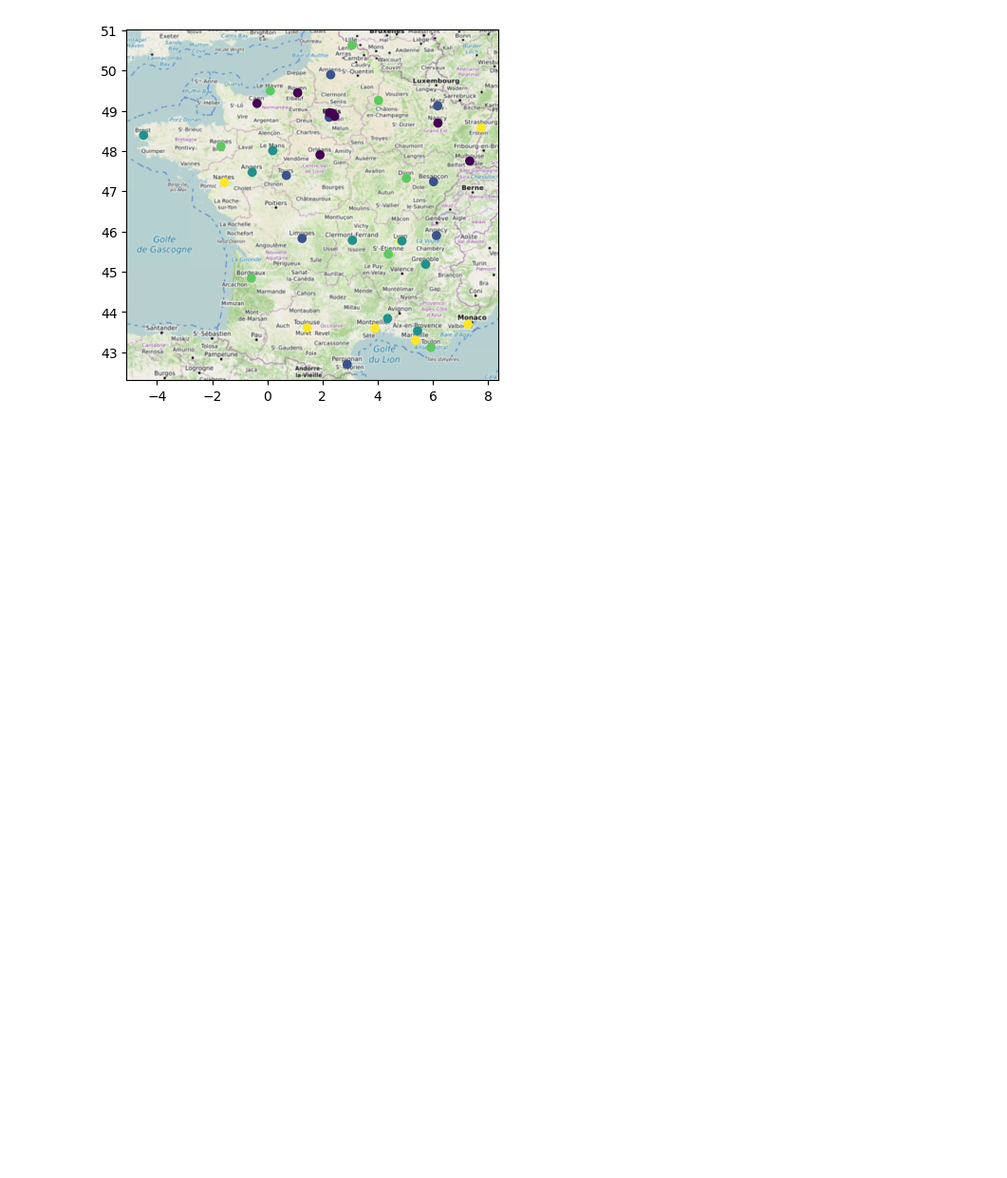
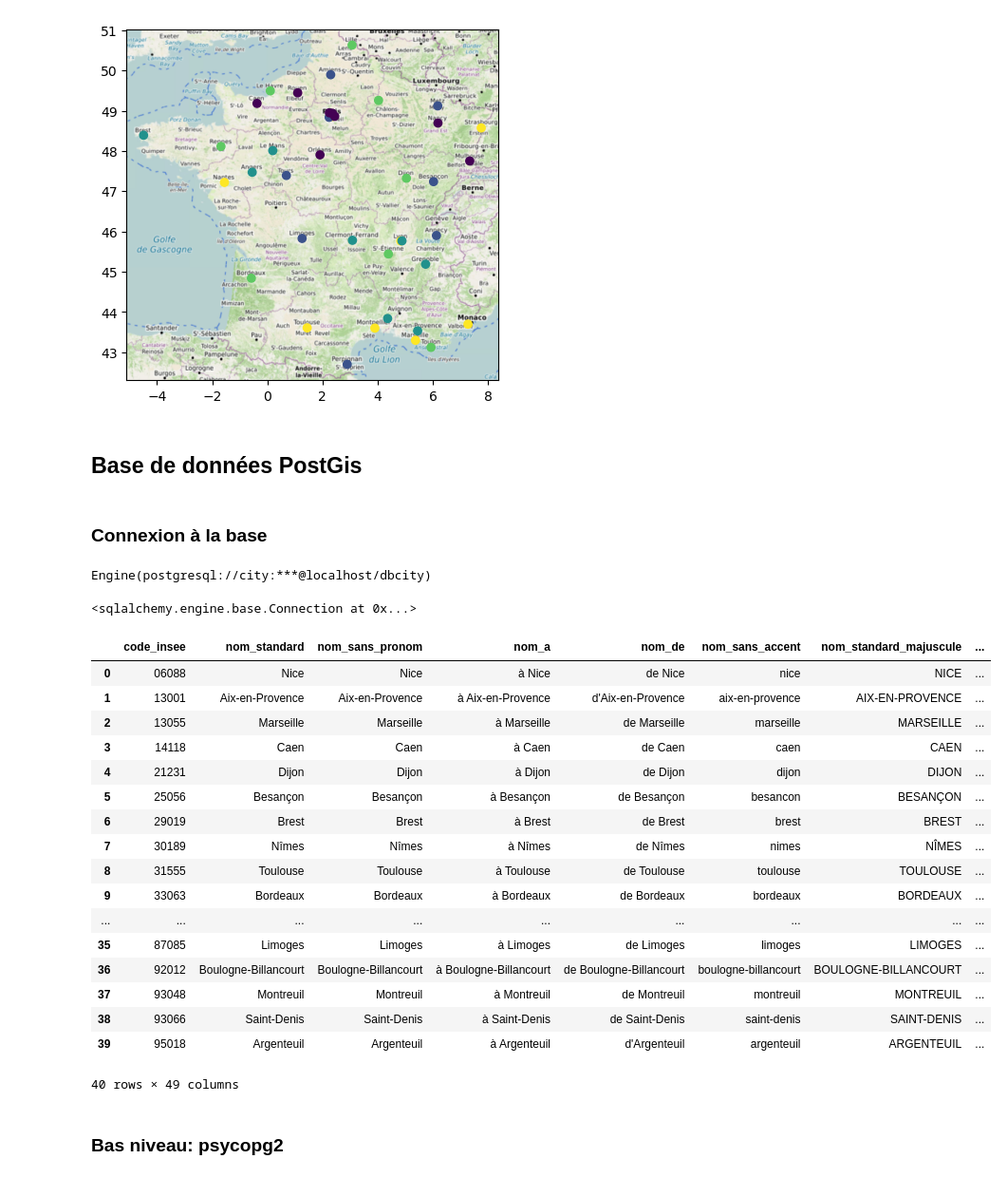
Before and after one commit to matthcol/python202503, a Jupyter notebook: Villes_pandas_gis.ipynb, the cells around one changed output. Shown at 95% size. Cells and saved outputs as stored; diff of their text form; code cells hidden in the pictures; blank space fills up the shorter version.

```diff
--- a/Villes_pandas_gis.ipynb
+++ b/Villes_pandas_gis.ipynb
@@ -1759,3 +1761,23 @@ ax
 [figure]
 # %%
 # TODO: filtres avec and or not
+# %% [markdown]
+## Base de données PostGis
+# %% [markdown]
+### Connexion à la base
+# %%
+host = 'localhost'
+port = 5432
+dbname = 'dbcity'
+user = 'city'
+password = 'password'
+dsn = f"postgresql://{user}:{password}@{host}/{dbname}"
+engine = create_engine(dsn)
+engine
+# %% [output]
+Engine(postgresql://city:***@localhost/dbcity)
+# %%
+conn = engine.connect()
+conn
+# %% [output]
+<sqlalchemy.engine.base.Connection at 0x...>
@@ -1761,0 +1786,25 @@ ax
+# %%
+# de manière duale
+gdf_from_pg0 = gpd.read_postgis(sql="SELECT * FROM py_form.city_mc", con=engine, geom_col='geometry')
+gdf_from_pg0
+# %% [output]
+|  | code_insee | nom_standard | nom_sans_pronom | nom_a | nom_de | nom_sans_accent | nom_standard_majuscule | ... |
+| 0 | 06088 | Nice | Nice | à Nice | de Nice | nice | NICE | ... |
+| 1 | 13001 | Aix-en-Provence | Aix-en-Provence | à Aix-en-Provence | d'Aix-en-Provence | aix-en-provence | AIX-EN-PROVENCE | ... |
+| 2 | 13055 | Marseille | Marseille | à Marseille | de Marseille | marseille | MARSEILLE | ... |
+| 3 | 14118 | Caen | Caen | à Caen | de Caen | caen | CAEN | ... |
+| 4 | 21231 | Dijon | Dijon | à Dijon | de Dijon | dijon | DIJON | ... |
+| 5 | 25056 | Besançon | Besançon | à Besançon | de Besançon | besancon | BESANÇON | ... |
+| 6 | 29019 | Brest | Brest | à Brest | de Brest | brest | BREST | ... |
+| 7 | 30189 | Nîmes | Nîmes | à Nîmes | de Nîmes | nimes | NÎMES | ... |
+| 8 | 31555 | Toulouse | Toulouse | à Toulouse | de Toulouse | toulouse | TOULOUSE | ... |
+| 9 | 33063 | Bordeaux | Bordeaux | à Bordeaux | de Bordeaux | bordeaux | BORDEAUX | ... |
+| ... | ... | ... | ... | ... | ... | ... | ... | ... |
+| 35 | 87085 | Limoges | Limoges | à Limoges | de Limoges | limoges | LIMOGES | ... |
+| 36 | 92012 | Boulogne-Billancourt | Boulogne-Billancourt | à Boulogne-Billancourt | de Boulogne-Billancourt | boulogne-billancourt | BOULOGNE-BILLANCOURT | ... |
+| 37 | 93048 | Montreuil | Montreuil | à Montreuil | de Montreuil | montreuil | MONTREUIL | ... |
+| 38 | 93066 | Saint-Denis | Saint-Denis | à Saint-Denis | de Saint-Denis | saint-denis | SAINT-DENIS | ... |
+| 39 | 95018 | Argenteuil | Argenteuil | à Argenteuil | d'Argenteuil | argenteuil | ARGENTEUIL | ... |
+40 rows × 49 columns
+# %% [markdown]
+### Bas niveau: psycopg2
```
Also changed, not shown: parts of 11 cells of this notebook, 4 other files.
